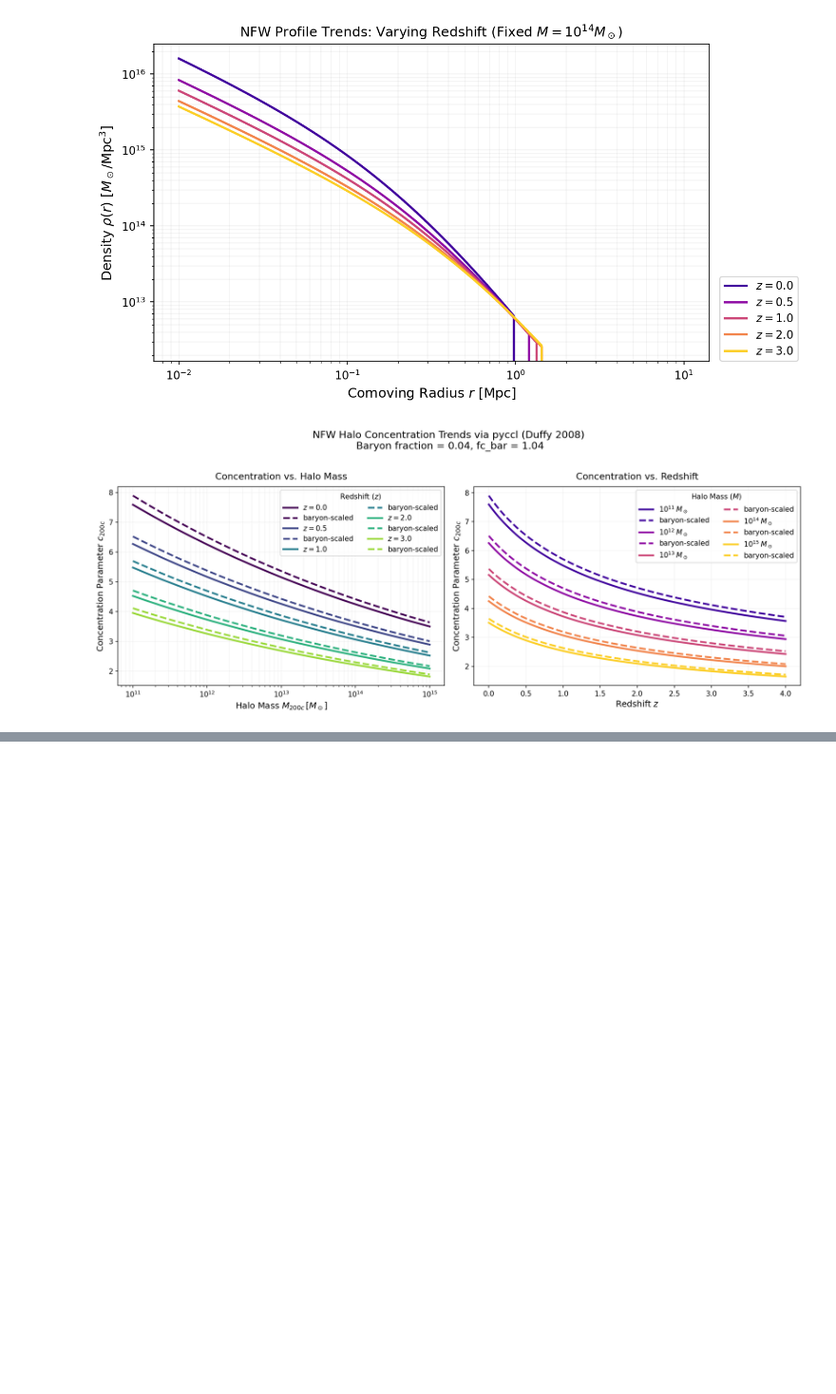
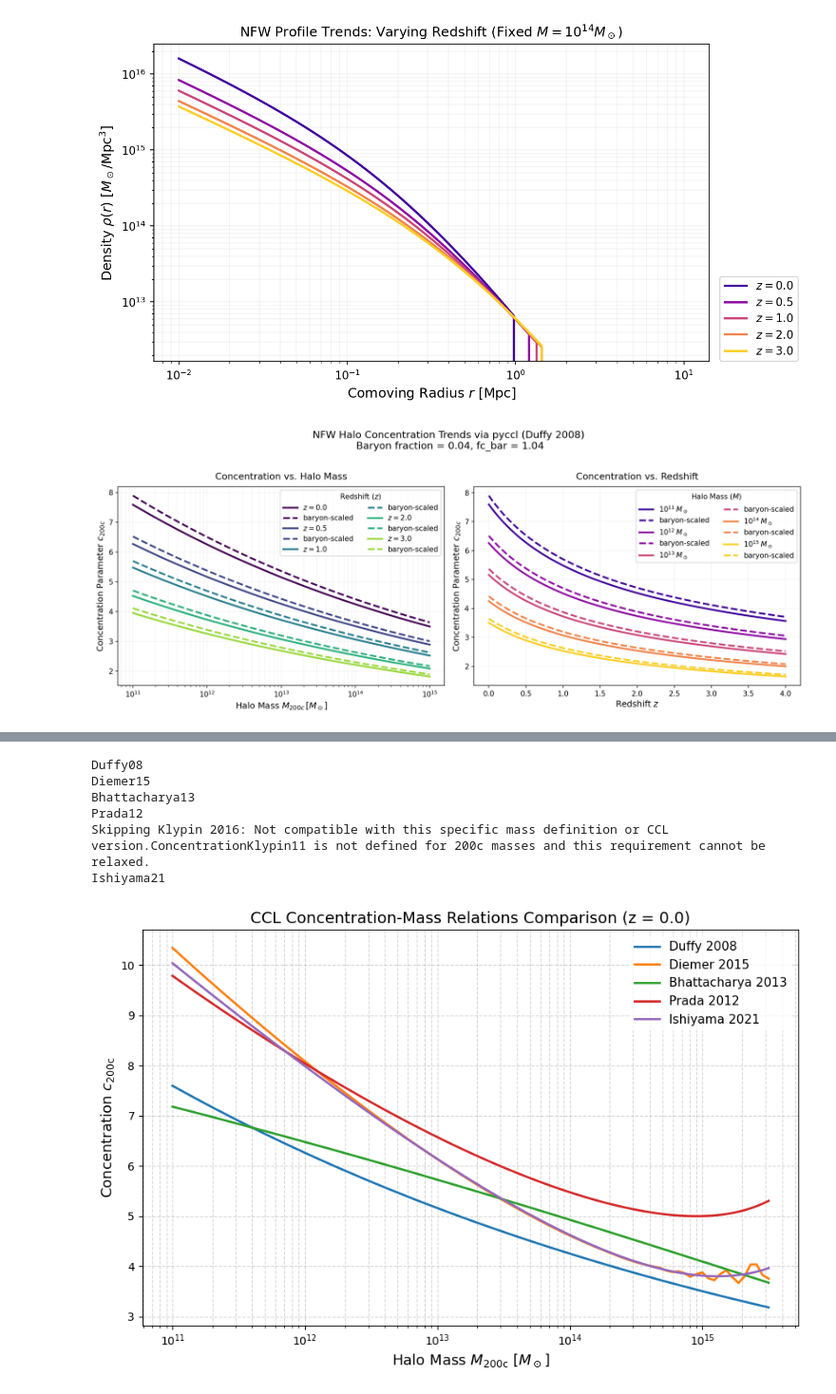
Before and after one commit to 0Navin0/CCLX, a Jupyter notebook: my_work/implementation_checks.ipynb, the cells around one changed output, grey strips where cells are left out. Shown at 95% size. Cells and saved outputs as stored; diff of their text form; code cells hidden in the pictures; blank space fills up the shorter version.

```diff
--- a/my_work/implementation_checks.ipynb
+++ b/my_work/implementation_checks.ipynb
@@ -384,0 +470,74 @@ plt.show()
+# %%
+# Define the mass range and redshift for the evaluation
+# HOD modeling usually spans 10^11 to 10^15.5 solar masses
+halo_masses = np.logspace(11.0, 15.5, 100)
+redshift = 0.0  # Example redshift
+
+# 3. Set up a standard Mass Definition
+# We use 200 times the matter density (200m), typical for modern HOD/lensing
+cosmo = ccl.CosmologyVanillaLCDM()
+mass_def_200c = ccl.halos.MassDef200c
+mass_def_200m = ccl.halos.MassDef200m
+
+# 4. List the concentration-mass relations available in CCL
+# Note: Some relations are strictly tied to specific mass definitions
+cm_relations = {
+    "Duffy 2008": ccl.halos.ConcentrationDuffy08,  # defined for both critical and mean S.O. overdensity
+    "Diemer 2015": ccl.halos.ConcentrationDiemer15,  # defined only for critical S.O. overdensity
+    "Bhattacharya 2013": ccl.halos.ConcentrationBhattacharya13,  # defined for both critical and mean S.O. overdensity
+    "Prada 2012": ccl.halos.ConcentrationPrada12,  # defined only for 200 times the critical S.O
+    "Klypin 2016": ccl.halos.ConcentrationKlypin11,  # defined only for virial S.O
+    "Ishiyama 2021": ccl.halos.ConcentrationIshiyama21,  # defined only for critical S.O. overdensity
+}
+
+# 5. Compute and plot each relation
+plt.figure(figsize=(9, 6))
+
+for name, RelationClass in cm_relations.items():
+    try:
+        # Instantiate the CCL concentration object
+        # Passing mass_def ensures all curves are evaluated under the same definition
+        c_model = RelationClass(mass_def=mass_def_200c)
+        print(RelationClass.name)
+        translator = ccl.halos.mass_translator(
+            mass_in=mass_def_200c,
+            mass_out=mass_def_200m,
+            concentration=RelationClass.name,
+        )
+        # Calculate concentrations based on
+        concentrations = c_model(cosmo, halo_masses, a=1.0 / (1.0 + redshift))
+
+        # save the masses to plot in 200m definition for the x-axis
+        M200m = translator(cosmo, halo_masses, a=1.0 / (1.0 + redshift))
+
+        # !!!!!!!!!!! You're plotting c-M relation of 200c and not 200m. The y-values need to be copmputed within smaller radii of 200m.
+        # Solve this issue in future. Or ask CCL developers to code this up.
+        plt.plot(halo_masses, concentrations, label=name, lw=2)
+
+    except Exception as e:
+        # Some relations in older/newer versions of CCL might have specific mass_def constraints
+        print(
+            f"Skipping {name}: Not compatible with this specific mass definition or CCL version."
+            f"{e}"
+        )
+
+# 6. Formatting the plot for scientific presentation
+plt.xscale("log")
+plt.yscale("linear")
+plt.xlabel(r"Halo Mass $M_{200\rm c} \ [M_\odot]$", fontsize=13)
+plt.ylabel(r"Concentration $c_{200\rm c}$", fontsize=13)
+plt.title(f"CCL Concentration-Mass Relations Comparison (z = {redshift})", fontsize=14)
+plt.legend(frameon=True, facecolor="white", edgecolor="none", fontsize=11)
+plt.grid(True, which="both", ls="--", alpha=0.5)
+plt.tight_layout()
+
+# Show or save the plot
+plt.show()
+# %% [output]
+Duffy08
+Diemer15
+Bhattacharya13
+Prada12
+Skipping Klypin 2016: Not compatible with this specific mass definition or CCL version.ConcentrationKlypin11 is not defined for 200c masses and this requirement cannot be relaxed.
+Ishiyama21
+[figure, added]
```
Also changed, not shown: parts of 6 cells of this notebook, 3 other files.
